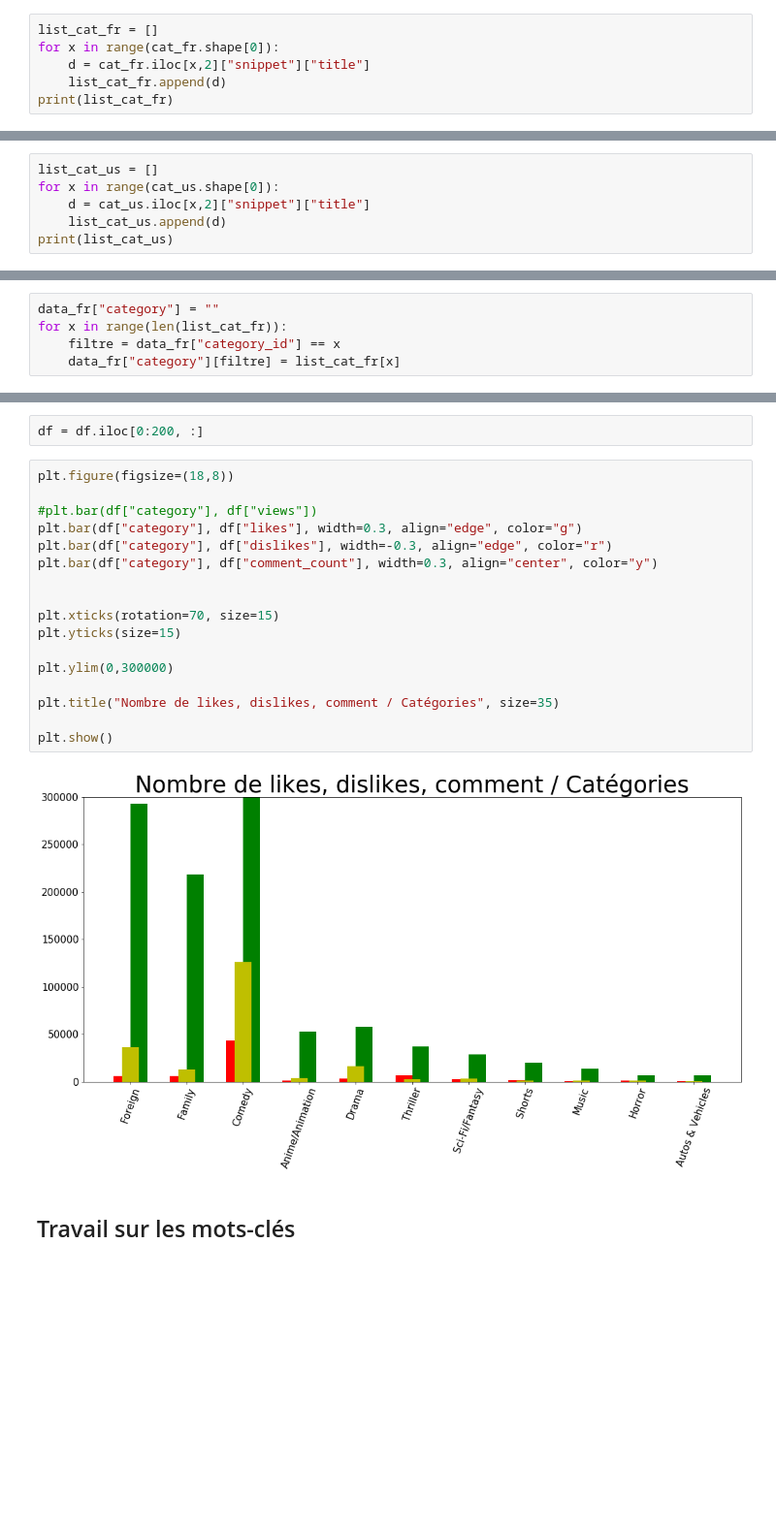
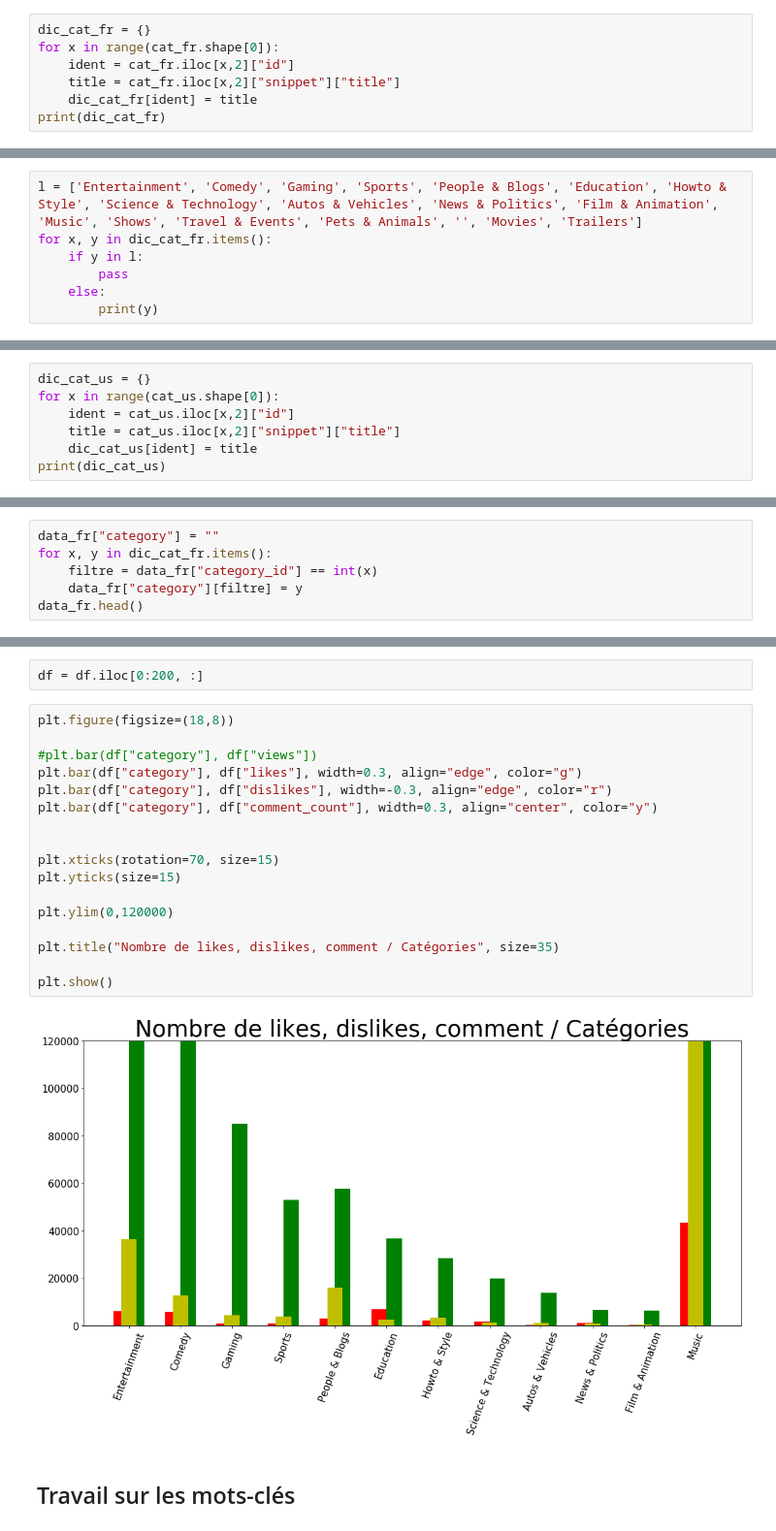
Before and after one commit to DROMZEE/Youtube-Predictor, a Jupyter notebook: projet_fred.ipynb, the cells around one changed output, grey strips where cells are left out. Shown at 97% size. Cells and saved outputs as stored; diff of their text form; blank space fills up the shorter version.

```diff
--- a/projet_fred.ipynb
+++ b/projet_fred.ipynb
@@ -37,9 +37,10 @@ cat_us = pd.read_json("data/US_category_id.json")
 # %% [markdown]
 ##### Mise en listes
 # %%
-list_cat_fr = []
+dic_cat_fr = {}
 for x in range(cat_fr.shape[0]):
-    d = cat_fr.iloc[x,2]["snippet"]["title"]
-    list_cat_fr.append(d)
-print(list_cat_fr)
+    ident = cat_fr.iloc[x,2]["id"]
+    title = cat_fr.iloc[x,2]["snippet"]["title"]
+    dic_cat_fr[ident] = title
+print(dic_cat_fr)
 # %% [output]
@@ -46,0 +48,7 @@ print(list_cat_fr)
+# %%
+l = ['Entertainment', 'Comedy', 'Gaming', 'Sports', 'People & Blogs', 'Education', 'Howto & Style', 'Science & Technology', 'Autos & Vehicles', 'News & Politics', 'Film & Animation', 'Music', 'Shows', 'Travel & Events', 'Pets & Animals', '', 'Movies', 'Trailers']
+for x, y in dic_cat_fr.items():
+    if y in l:
+        pass
+    else:
+        print(y)
@@ -47,7 +69,8 @@ print(list_cat_fr)
 # %%
-list_cat_us = []
+dic_cat_us = {}
 for x in range(cat_us.shape[0]):
-    d = cat_us.iloc[x,2]["snippet"]["title"]
-    list_cat_us.append(d)
-print(list_cat_us)
+    ident = cat_us.iloc[x,2]["id"]
+    title = cat_us.iloc[x,2]["snippet"]["title"]
+    dic_cat_us[ident] = title
+print(dic_cat_us)
 # %% [output]
@@ -63,9 +86,10 @@ data_us = data_us.set_index("video_id")
 ##### Ajout d'une colonne "category"
 # %%
 data_fr["category"] = ""
-for x in range(len(list_cat_fr)):
-    filtre = data_fr["category_id"] == x
-    data_fr["category"][filtre] = list_cat_fr[x]
+for x, y in dic_cat_fr.items():
+    filtre = data_fr["category_id"] == int(x)
+    data_fr["category"][filtre] = y
+data_fr.head()
 # %% [output]
 A value is trying to be set on a copy of a slice from a DataFrame
 
@@ -197,21 +220,21 @@ df = df.iloc[0:200, :]
 # %%
 plt.figure(figsize=(18,8))
 
 #plt.bar(df["category"], df["views"])
 plt.bar(df["category"], df["likes"], width=0.3, align="edge", color="g")
 plt.bar(df["category"], df["dislikes"], width=-0.3, align="edge", color="r")
 plt.bar(df["category"], df["comment_count"], width=0.3, align="center", color="y")
 
 
 plt.xticks(rotation=70, size=15)
 plt.yticks(size=15)
 
-plt.ylim(0,300000)
+plt.ylim(0,120000)
 
 plt.title("Nombre de likes, dislikes, comment / Catégories", size=35)
 
 plt.show()
 # %% [output]
-[figure, old version]
+[figure, new version]
 # %% [markdown]
 ## Travail sur les mots-clés
```
Also changed, not shown: parts of 38 cells of this notebook.
